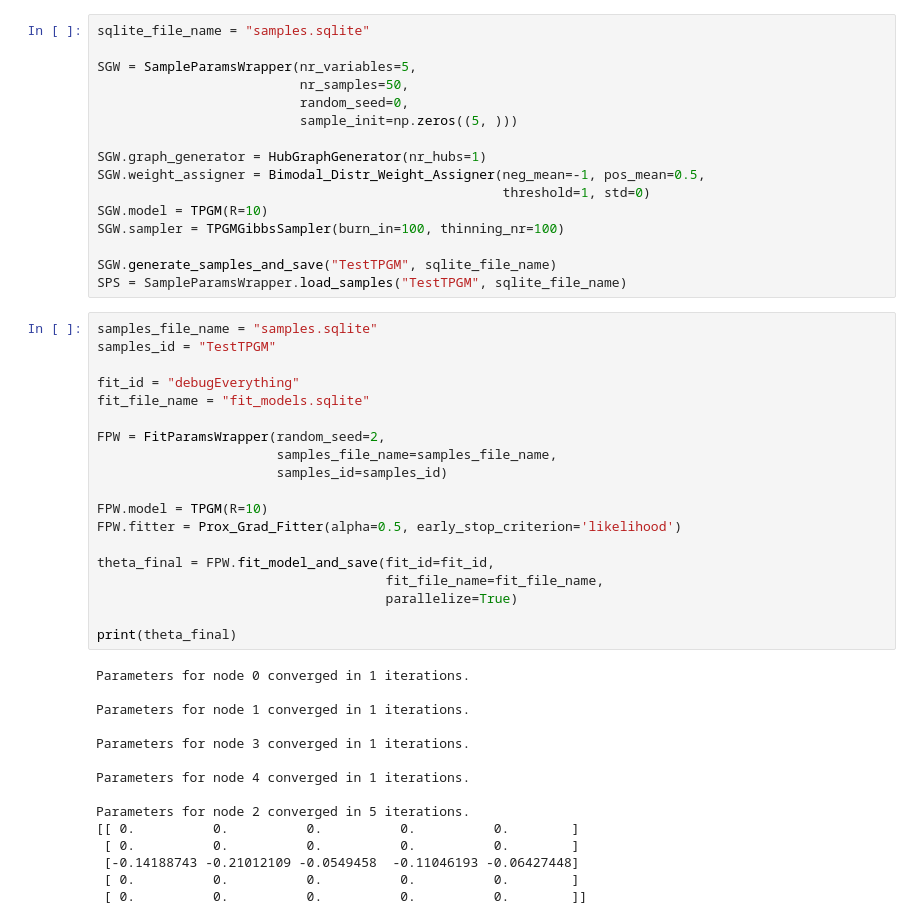
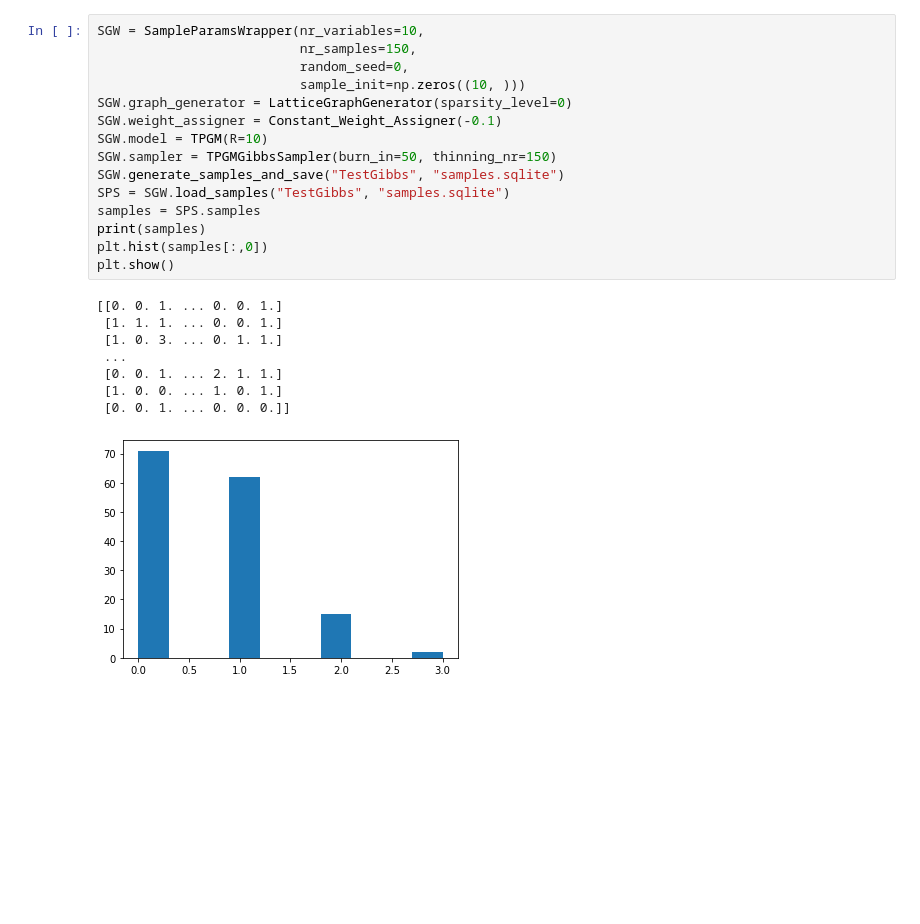
Before and after one commit to MihaiAC/MINF-PGMultivar, a Jupyter notebook: mpgm/mpgm/evaluation/playground.ipynb, the cells around one changed output. Drawn from its saved outputs; the diff is of its cells as text; blank space fills up the shorter version.

```diff
--- a/mpgm/mpgm/evaluation/playground.ipynb
+++ b/mpgm/mpgm/evaluation/playground.ipynb
@@ -5,50 +28,24 @@ from evaluation_metrics import *
 # %%
-sqlite_file_name = "samples.sqlite"
-
-SGW = SampleParamsWrapper(nr_variables=5,
-                          nr_samples=50,
+SGW = SampleParamsWrapper(nr_variables=10,
+                          nr_samples=150,
                           random_seed=0,
-                          sample_init=np.zeros((5, )))
-
-SGW.graph_generator = HubGraphGenerator(nr_hubs=1)
-SGW.weight_assigner = Bimodal_Distr_Weight_Assigner(neg_mean=-1, pos_mean=0.5,
-                                                    threshold=1, std=0)
+                          sample_init=np.zeros((10, )))
+SGW.graph_generator = LatticeGraphGenerator(sparsity_level=0)
+SGW.weight_assigner = Constant_Weight_Assigner(-0.1)
 SGW.model = TPGM(R=10)
-SGW.sampler = TPGMGibbsSampler(burn_in=100, thinning_nr=100)
-
-SGW.generate_samples_and_save("TestTPGM", sqlite_file_name)
-SPS = SampleParamsWrapper.load_samples("TestTPGM", sqlite_file_name)
+SGW.sampler = TPGMGibbsSampler(burn_in=50, thinning_nr=150)
+SGW.generate_samples_and_save("TestGibbs", "samples.sqlite")
+SPS = SGW.load_samples("TestGibbs", "samples.sqlite")
+samples = SPS.samples
+print(samples)
+plt.hist(samples[:,0])
+plt.show()
+# %% [output]
+[[0. 0. 1. ... 0. 0. 1.]
+ [1. 1. 1. ... 0. 0. 1.]
+ [1. 0. 3. ... 0. 1. 1.]
+ ...
+ [0. 0. 1. ... 2. 1. 1.]
+ [1. 0. 0. ... 1. 0. 1.]
+ [0. 0. 1. ... 0. 0. 0.]]
+[figure, added]
-# %%
-samples_file_name = "samples.sqlite"
-samples_id = "TestTPGM"
-
-fit_id = "debugEverything"
-fit_file_name = "fit_models.sqlite"
-
-FPW = FitParamsWrapper(random_seed=2,
-                       samples_file_name=samples_file_name,
-                       samples_id=samples_id)
-
-FPW.model = TPGM(R=10)
-FPW.fitter = Prox_Grad_Fitter(alpha=0.5, early_stop_criterion='likelihood')
-
-theta_final = FPW.fit_model_and_save(fit_id=fit_id,
-                                     fit_file_name=fit_file_name,
-                                     parallelize=True)
-
-print(theta_final)
-# %% [output]
-Parameters for node 0 converged in 1 iterations.
-
-Parameters for node 1 converged in 1 iterations.
-
-Parameters for node 3 converged in 1 iterations.
-
-Parameters for node 4 converged in 1 iterations.
-
-Parameters for node 2 converged in 5 iterations.
-[[ 0.          0.          0.          0.          0.        ]
- [ 0.          0.          0.          0.          0.        ]
- [-0.14188743 -0.21012109 -0.0549458  -0.11046193 -0.06427448]
- [ 0.          0.          0.          0.          0.        ]
- [ 0.          0.          0.          0.          0.        ]]
```
Also changed, not shown: parts of 19 cells of this notebook, 5 other files.
